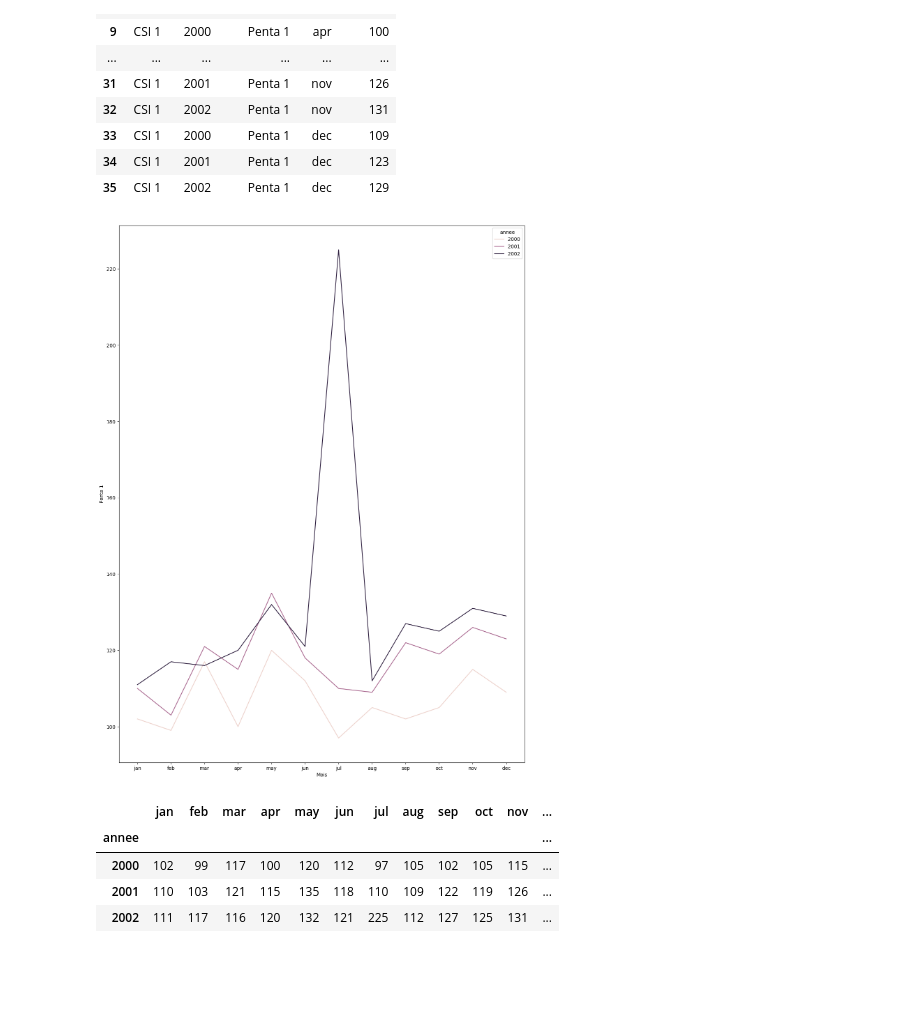
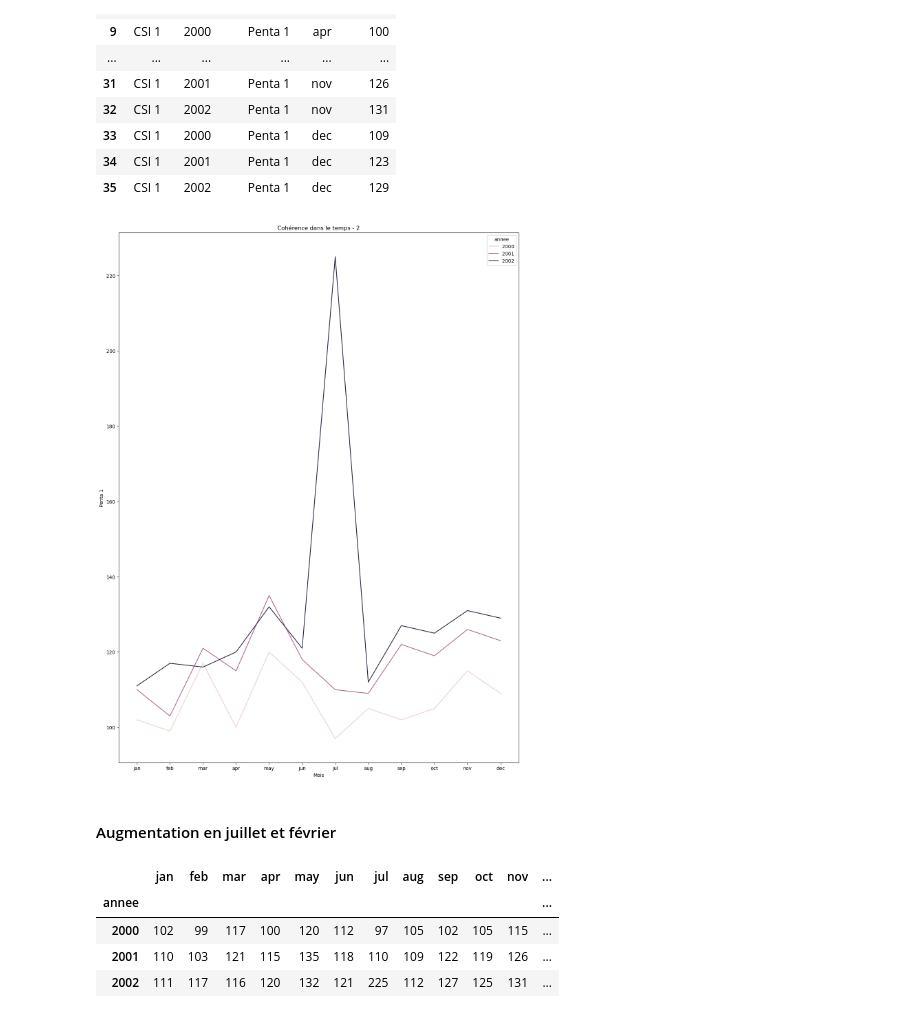
Before and after one commit to Djatche/qualite_donnees_district_sante_48h, a Jupyter notebook: data_quality_who_dq_tools_vs_python.ipynb, the cells around one changed output. Cells and saved outputs as stored; diff of their text form; code cells hidden in the pictures; blank space fills up the shorter version.

```diff
--- a/data_quality_who_dq_tools_vs_python.ipynb
+++ b/data_quality_who_dq_tools_vs_python.ipynb
@@ -299,9 +317,14 @@ fake_df_long
 # %%
 plt.figure(figsize=(15, 20))
 sns.lineplot(data=fake_df_long, x="Mois", y="Penta 1", hue="annee")
+
+plt.title("Cohérence dans le temps - 2")
+plt.savefig("images/" + "coherence_dans_le_temps_0.png", bbox_inches='tight')
 plt.show()
 # %% [output]
-[figure, old version]
+[figure, new version]
+# %% [markdown]
+#### Augmentation en juillet et février
 # %%
 fake_df_1 = fake_df.drop(columns=['FOSA','indicateurs']).set_index("annee")
 # %%
```
Also changed, not shown: parts of 10 cells of this notebook, 12 other files.
